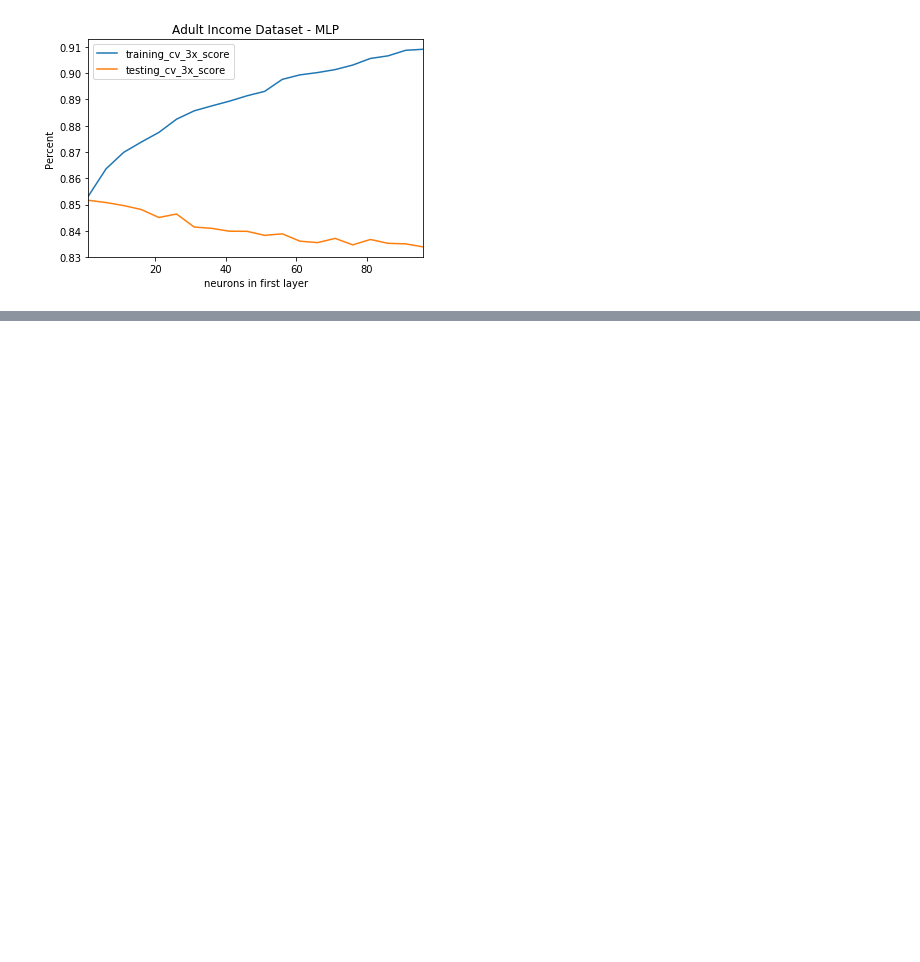
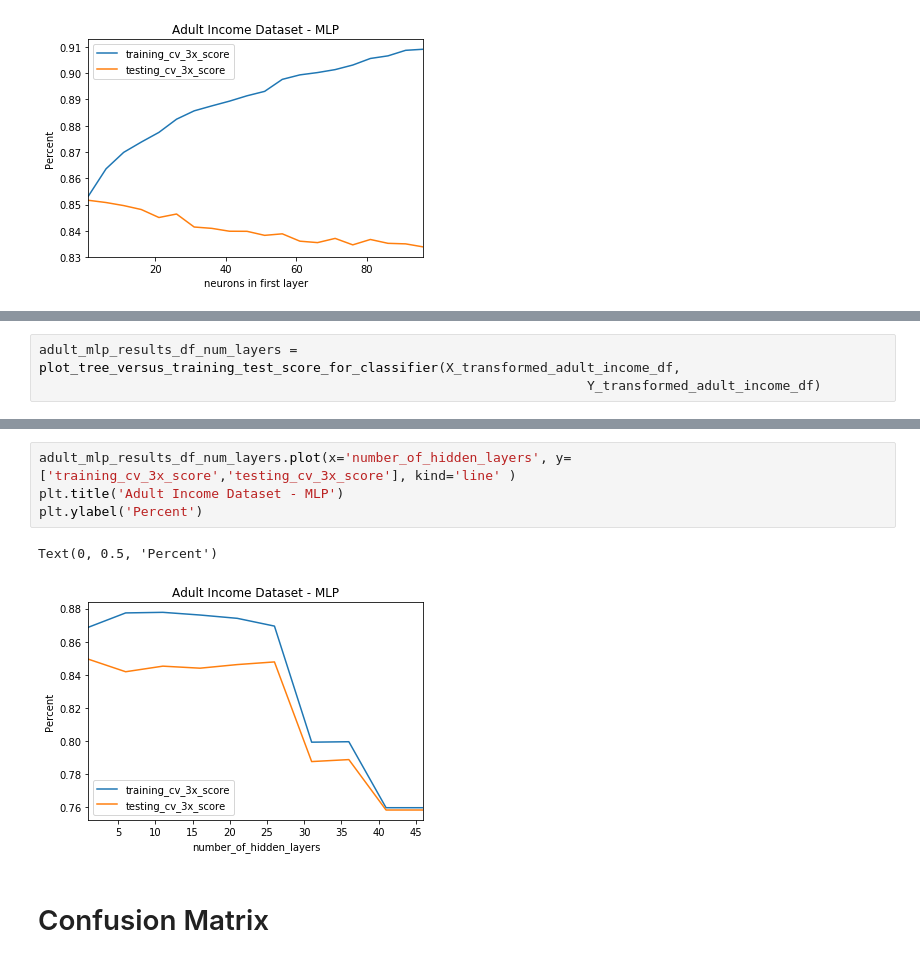
Before and after one commit to jonhilgart22/gatech_machine_learning, a Jupyter notebook: problem set 1/neural_networks.ipynb, the cells around one changed output, grey strips where cells are left out. Saved outputs shown, nothing was run; the diff lists cells and outputs as text; blank space fills up the shorter version.

```diff
--- a/problem set 1/neural_networks.ipynb
+++ b/problem set 1/neural_networks.ipynb
@@ -411,0 +552,3 @@ Text(0.5, 0, 'neurons in first layer')
+# %%
+adult_mlp_results_df_num_layers = plot_tree_versus_training_test_score_for_classifier(X_transformed_adult_income_df,
+                                                                      Y_transformed_adult_income_df)
@@ -411,0 +573,9 @@ Text(0.5, 0, 'neurons in first layer')
+# %%
+adult_mlp_results_df_num_layers.plot(x='number_of_hidden_layers', y=['training_cv_3x_score','testing_cv_3x_score'], kind='line' )
+plt.title('Adult Income Dataset - MLP')
+plt.ylabel('Percent')
+# %% [output]
+Text(0, 0.5, 'Percent')
+[figure, added]
+# %% [markdown]
+# Confusion Matrix
```
Also changed, not shown: parts of 20 cells of this notebook, 2 other files.
